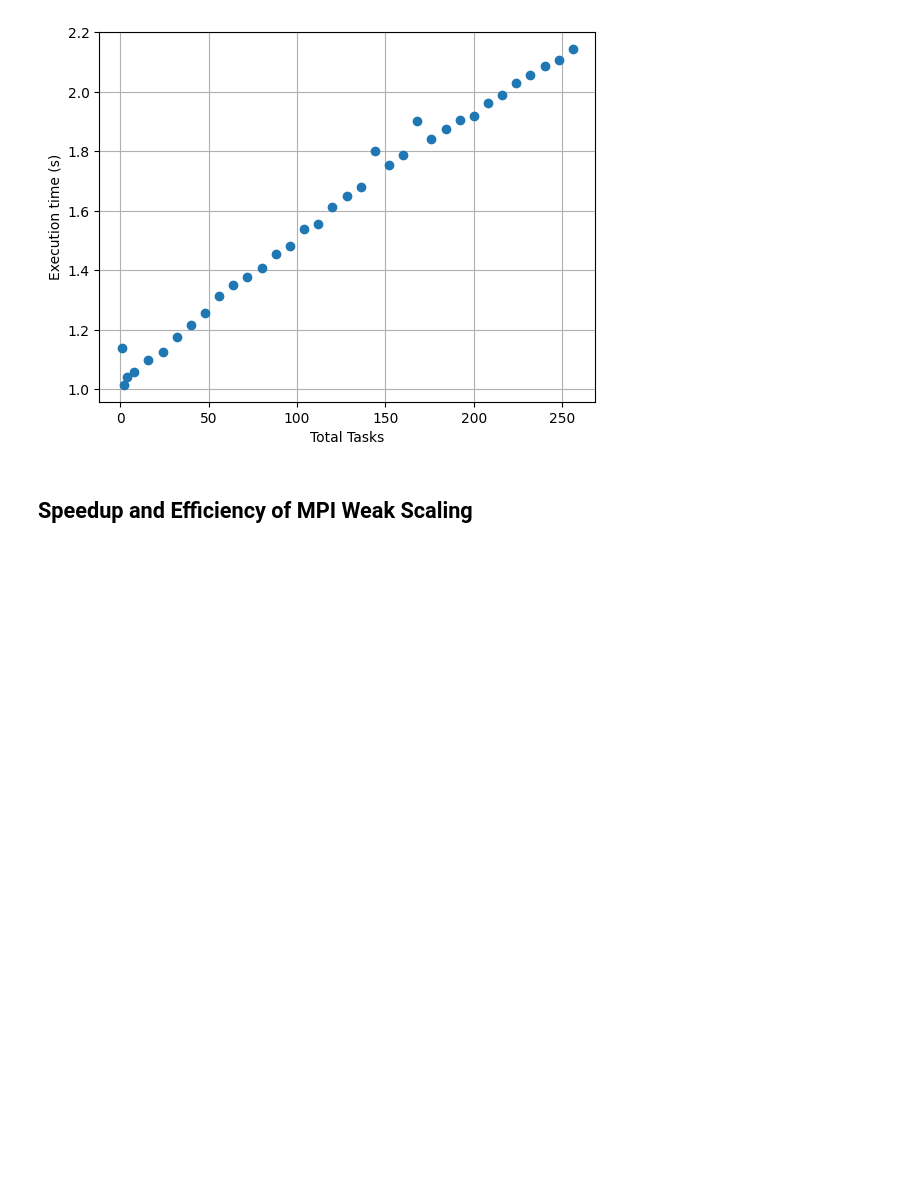
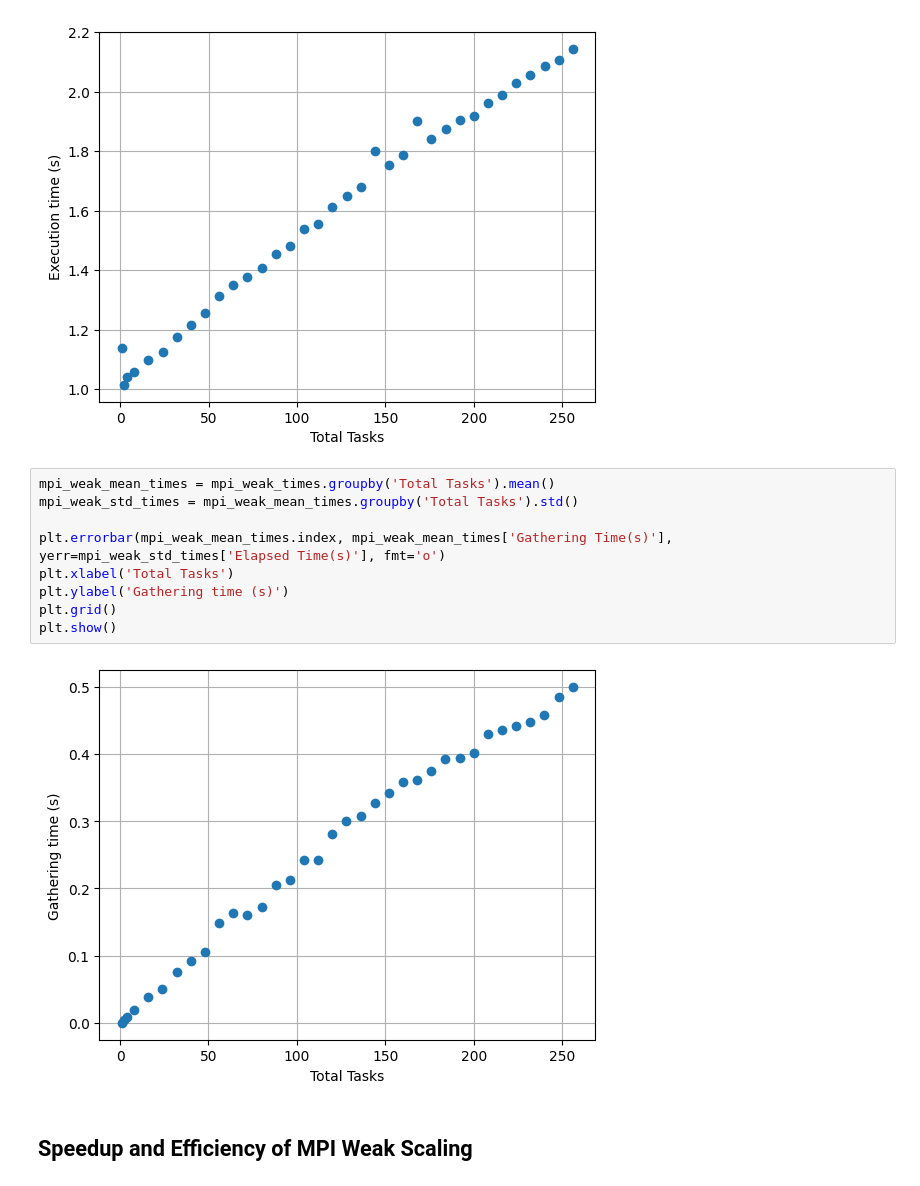
Before and after one commit to mzampar/High_Performance_Computing_2023, a Jupyter notebook: Excercise_2_c/scaling/results/analysis.ipynb, the cells around one changed output. Saved outputs shown, nothing was run; the diff lists cells and outputs as text; blank space fills up the shorter version.

```diff
--- a/Excercise_2_c/scaling/results/analysis.ipynb
+++ b/Excercise_2_c/scaling/results/analysis.ipynb
@@ -111,6 +111,17 @@ plt.savefig('figures/mpi_weak_scaling.png')
 plt.show()
 # %% [output]
 [figure]
+# %%
+mpi_weak_mean_times = mpi_weak_times.groupby('Total Tasks').mean()
+mpi_weak_std_times = mpi_weak_mean_times.groupby('Total Tasks').std()
+
+plt.errorbar(mpi_weak_mean_times.index, mpi_weak_mean_times['Gathering Time(s)'], yerr=mpi_weak_std_times['Elapsed Time(s)'], fmt='o')
+plt.xlabel('Total Tasks')
+plt.ylabel('Gathering time (s)')
+plt.grid()
+plt.show()
+# %% [output]
+[figure, added]
 # %% [markdown]
 ## Speedup and Efficiency of MPI Weak Scaling
 # %%
```
Also changed, not shown: parts of 4 cells of this notebook, 2 other files.
